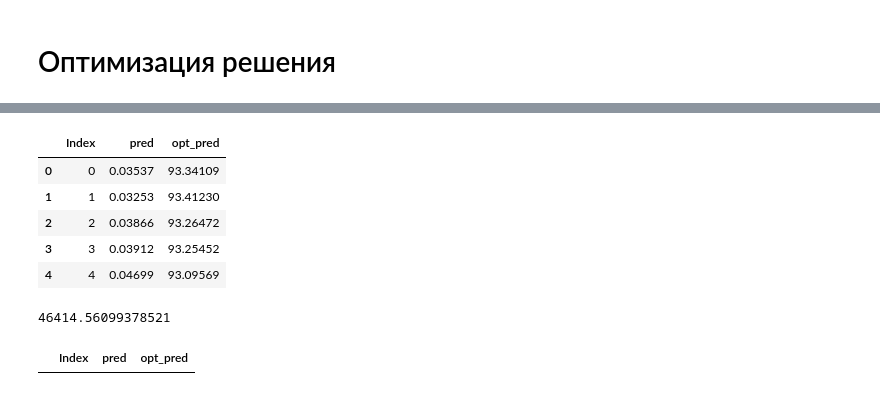
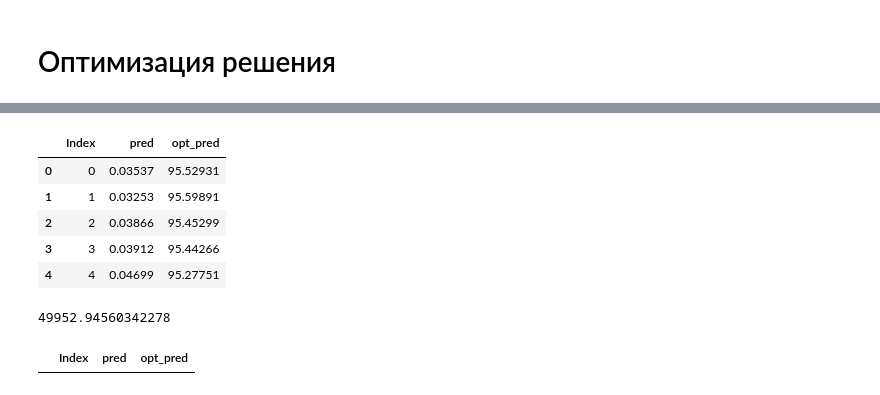
Before and after one commit to daniiomir/prohack_mckinsey_2020, a Jupyter notebook: prohack_solution.ipynb, the cells around one changed output, grey strips where cells are left out. Drawn from its saved outputs; the diff is of its cells as text; code cells hidden in the pictures.

```diff
--- a/prohack_solution.ipynb
+++ b/prohack_solution.ipynb
@@ -660,17 +661,34 @@ pred_index_opt = model_lr.predict(scaled_test)
 sub_opt = pd.DataFrame({
     'Index':test.index,
     'pred':pred_index_opt,
+    'std_opt_pred':0,
     'opt_pred':0,
     'eei':full_test['existence expectancy index'],
-    'potential_increase':-np.log(pred_index_opt + 0.01) + 3
+    'potential_for_index_increase':-np.log(pred_index_opt + 0.01) + 3
 })
+
+energy_to_low_galaxy = 76 # 76 * 66 = 5016 = 10%
+energy_to_high_galaxies = 40000
+extra_energy = 50000 - energy_to_high_galaxies
 
 n_low_eei_opt = sub_opt.loc[sub_opt.eei < 0.7].shape[0]
 n_high_eei_opt = sub_opt.loc[sub_opt.eei >= 0.7].shape[0]
-print(n_low_eei_opt, n_high_eei_opt)
-sub_opt.loc[sub_opt.eei < 0.7, 'opt_pred'] = 90
-sub_opt.loc[sub_opt.eei >= 0.7, 'opt_pred'] = ((45000 - (n_low_eei_opt * 90)) / n_high_eei_opt)
-sub_opt['increase'] = (sub_opt['opt_pred'] * sub_opt['potential_increase'] ** 2) / 1000
-sub_opt['opt_pred'] = sub_opt['opt_pred'] + sub_opt['increase']
-sub_opt = sub_opt.drop(['eei', 'increase', 'potential_increase'], axis=1)
+
+print(n_low_eei_opt, n_high_eei_opt, (energy_to_high_galaxies - (n_low_eei_opt * energy_to_low_galaxy)) / n_high_eei_opt)
+
+sub_opt.loc[sub_opt.eei < 0.7, 'std_opt_pred'] = energy_to_low_galaxy
+
+sub_opt.loc[sub_opt.eei >= 0.7, 'std_opt_pred'] = (energy_to_high_galaxies - (n_low_eei_opt * energy_to_low_galaxy)) / n_high_eei_opt
+
+sub_opt['index_increase'] = np.log10(extra_energy * sub_opt['potential_for_index_increase'] ** 2 / 1000)
+
+sub_opt['opt_pred_increase'] = (sub_opt['std_opt_pred'] / 10) * sub_opt['index_increase']
+
+sub_opt['opt_pred'] = sub_opt['std_opt_pred'] + sub_opt['opt_pred_increase']
+
+# sub_opt['opt_pred_clip'] = sub_opt.opt_pred.clip(0, 99)
+print(sub_opt.std_opt_pred.sum())
+print(sub_opt.opt_pred.sum())
+
+sub_opt.head()
 # %% [output]
@@ -678,17 +747,18 @@ sub_opt = sub_opt.drop(['eei', 'increase', 'potential_increase'], axis=1)
 # %%
+sub_opt = sub_opt.drop(['eei', 'potential_for_index_increase', 'std_opt_pred', 'index_increase', 'opt_pred_increase'], axis=1)
 sub_opt.to_csv('sub_opt.csv', index=False)
 sub_opt.head()
 # %% [output]
 |  | Index | pred | opt_pred |
-| 0 | 0 | 0.03537 | 93.34109 |
-| 1 | 1 | 0.03253 | 93.41230 |
-| 2 | 2 | 0.03866 | 93.26472 |
-| 3 | 3 | 0.03912 | 93.25452 |
-| 4 | 4 | 0.04699 | 93.09569 |
+| 0 | 0 | 0.03537 | 95.52931 |
+| 1 | 1 | 0.03253 | 95.59891 |
+| 2 | 2 | 0.03866 | 95.45299 |
+| 3 | 3 | 0.03912 | 95.44266 |
+| 4 | 4 | 0.04699 | 95.27751 |
 # %%
 sub_opt.opt_pred.sum()
 # %% [output]
-46414.56099378521
+49952.94560342278
 # %%
 sub_xgb.loc[sub_xgb.opt_pred > 99]
 # %% [output]
```
Also changed, not shown: parts of 18 cells of this notebook.
